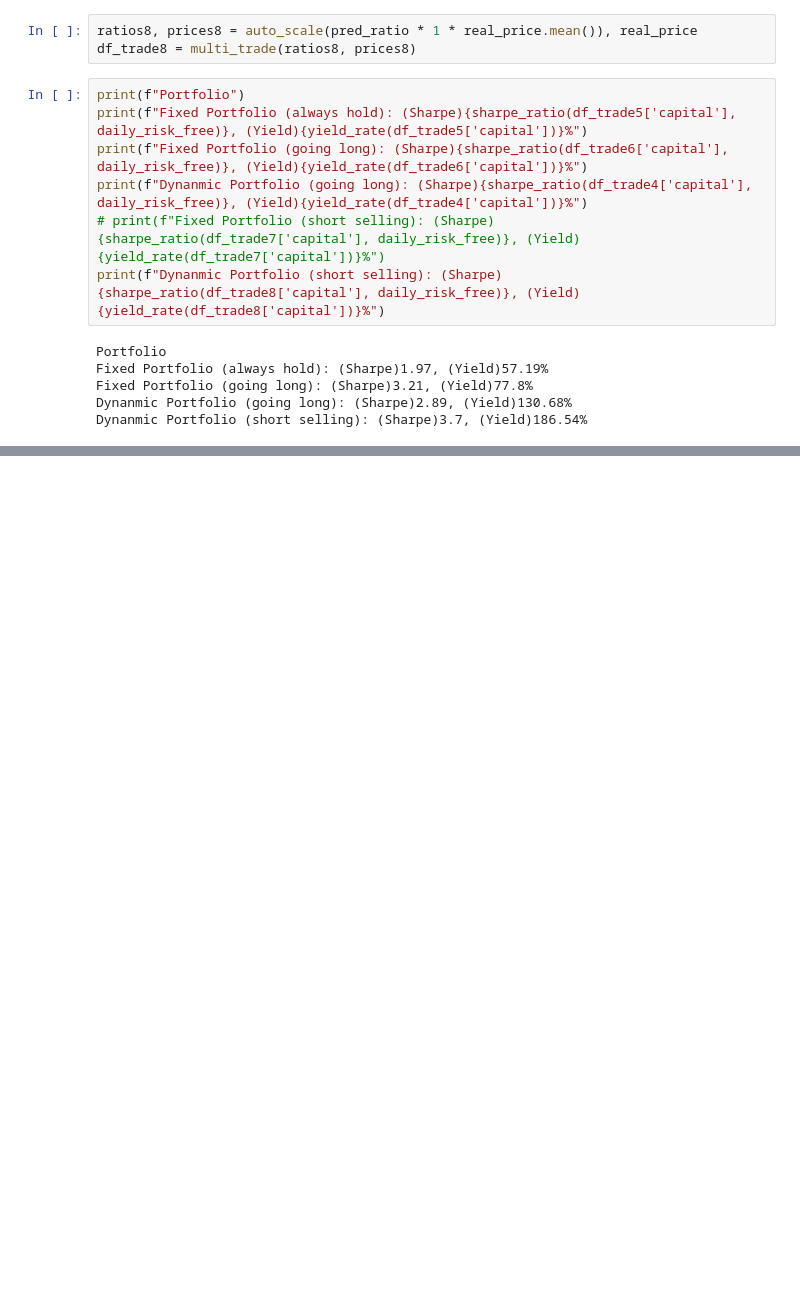
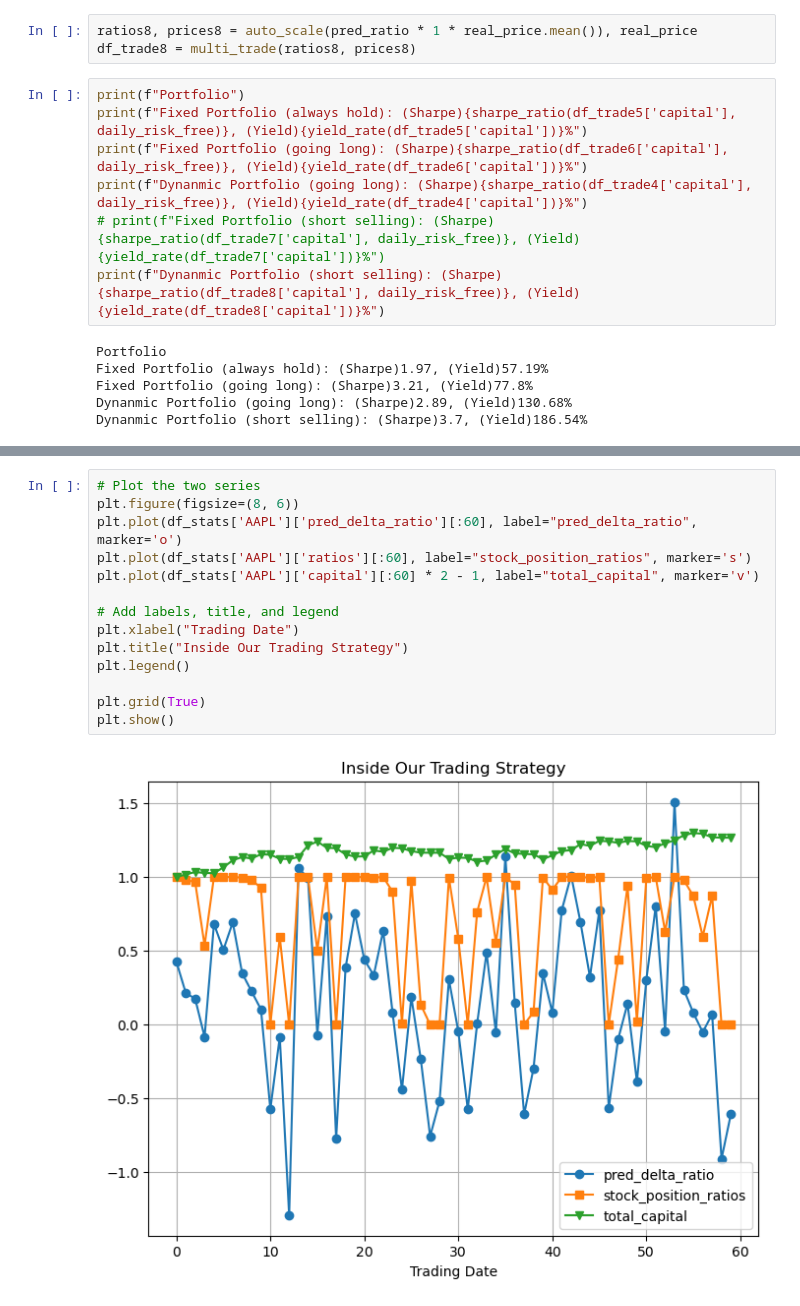
Before and after one commit to AlexWFreeman/Big-Data-Analytics, a Jupyter notebook: model/do_trade.ipynb, the cells around one changed output, grey strips where cells are left out. Saved outputs shown, nothing was run; the diff lists cells and outputs as text; blank space fills up the shorter version.

```diff
--- a/model/do_trade.ipynb
+++ b/model/do_trade.ipynb
@@ -204,0 +242,16 @@ Dynanmic Portfolio (short selling): (Sharpe)3.7, (Yield)186.54%
+# %%
+# Plot the two series
+plt.figure(figsize=(8, 6))
+plt.plot(df_stats['AAPL']['pred_delta_ratio'][:60], label="pred_delta_ratio", marker='o')
+plt.plot(df_stats['AAPL']['ratios'][:60], label="stock_position_ratios", marker='s')
+plt.plot(df_stats['AAPL']['capital'][:60] * 2 - 1, label="total_capital", marker='v')
+
+# Add labels, title, and legend
+plt.xlabel("Trading Date")
+plt.title("Inside Our Trading Strategy")
+plt.legend()
+
+plt.grid(True)
+plt.show()
+# %% [output]
+[figure, added]
```
Also changed, not shown: parts of 10 cells of this notebook, 1 other file.
